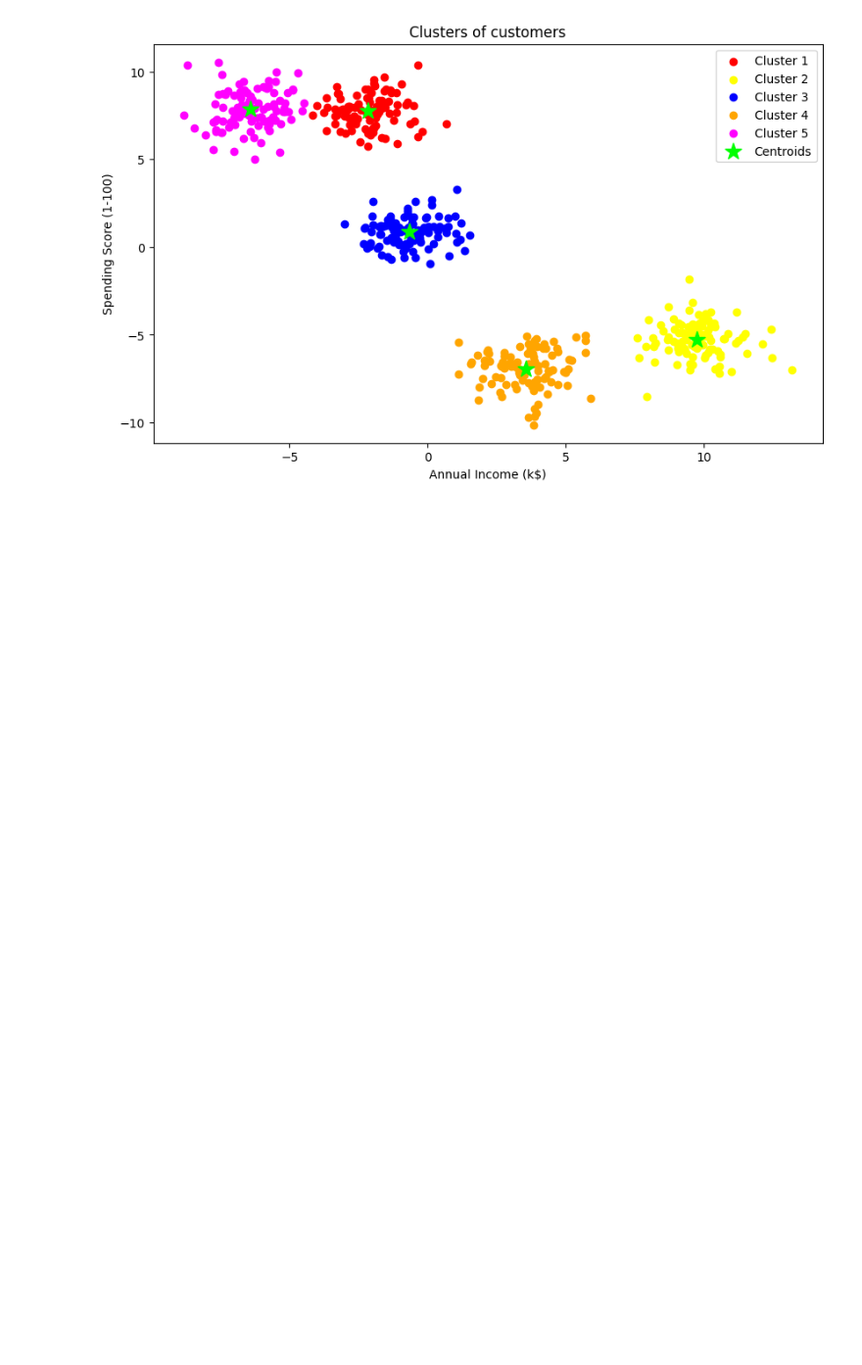
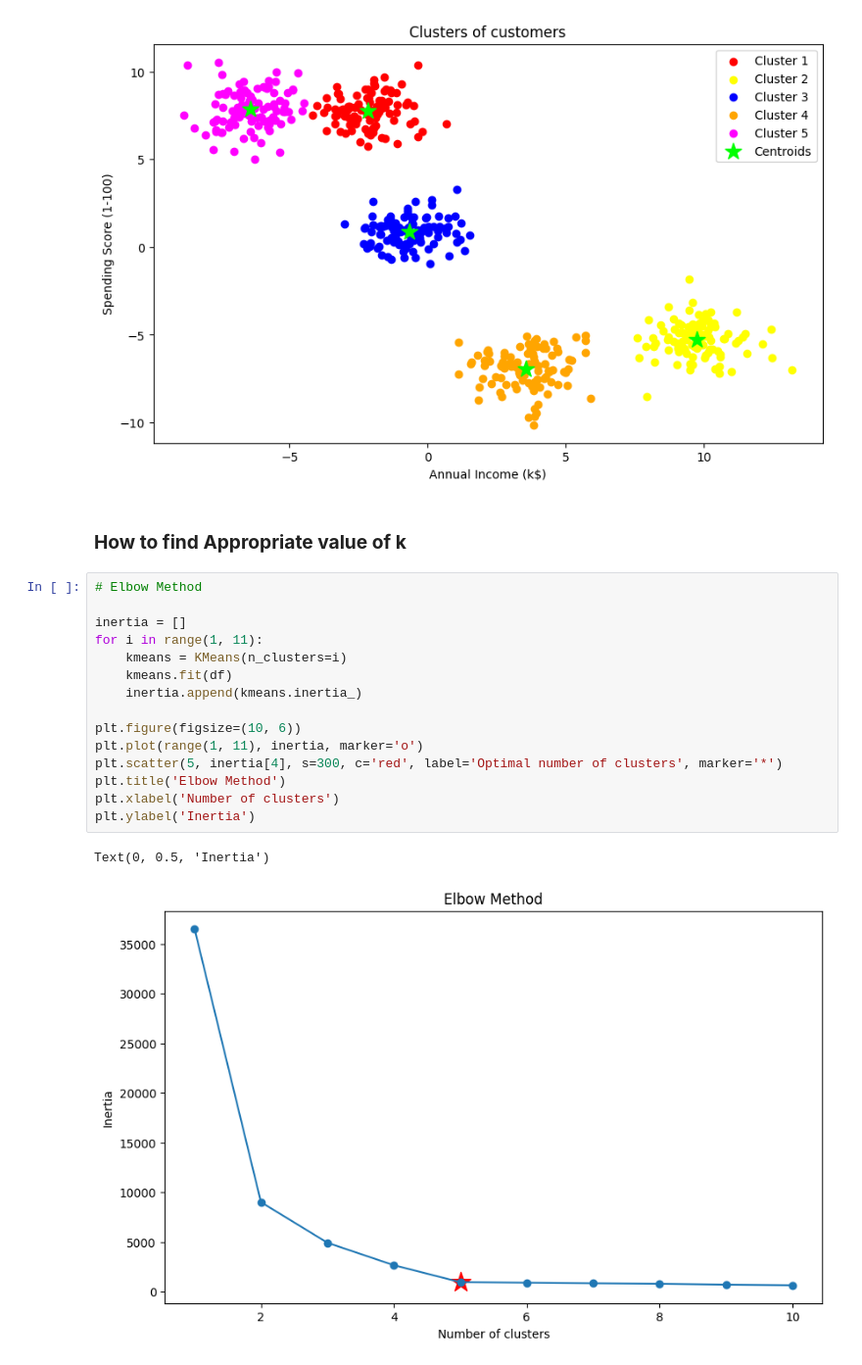
Before and after one commit to sahilkhan-7/Machine-Learning-basic-to-advance, a Jupyter notebook: Clustering/k_means_clustering.ipynb, the cells around one changed output. Shown: that part at 98% size. Drawn from its saved outputs; the diff is of its cells as text; blank space fills up the shorter version.

Commit message:
Elbow Method

```diff
--- a/Clustering/k_means_clustering.ipynb
+++ b/Clustering/k_means_clustering.ipynb
@@ -84,3 +84,23 @@ plt.legend()
 # %% [output]
 <matplotlib.legend.Legend at 0x...>
 [figure]
+# %% [markdown]
+### <b>How to find Appropriate value of k</b>
+# %%
+# Elbow Method
+
+inertia = []
+for i in range(1, 11):
+    kmeans = KMeans(n_clusters=i)
+    kmeans.fit(df)
+    inertia.append(kmeans.inertia_)
+
+plt.figure(figsize=(10, 6))
+plt.plot(range(1, 11), inertia, marker='o')
+plt.scatter(5, inertia[4], s=300, c='red', label='Optimal number of clusters', marker='*')
+plt.title('Elbow Method')
+plt.xlabel('Number of clusters')
+plt.ylabel('Inertia')
+# %% [output]
+Text(0, 0.5, 'Inertia')
+[figure, added]
```
